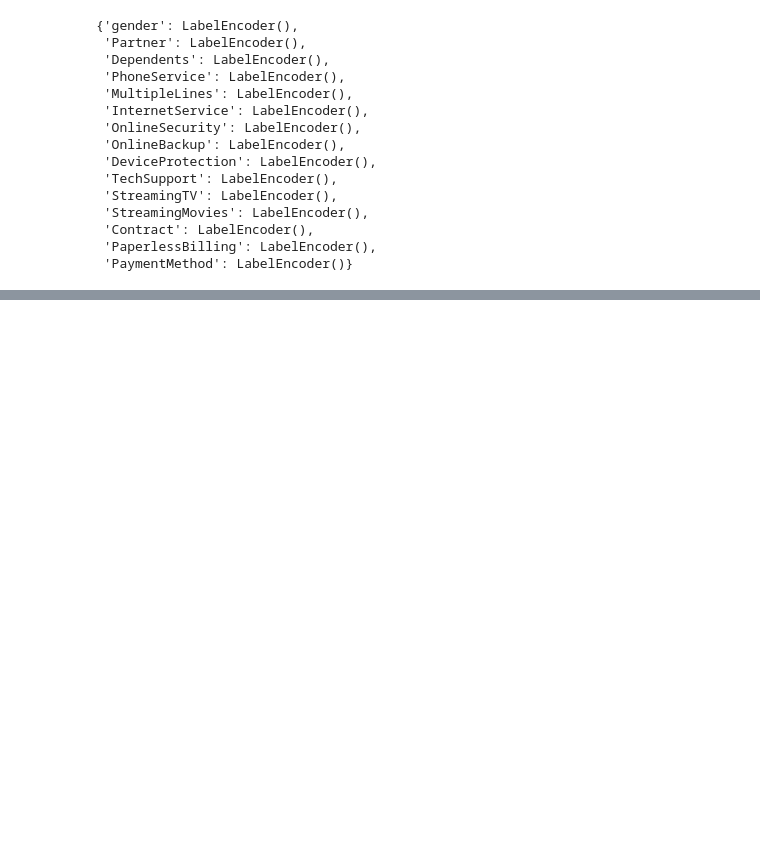
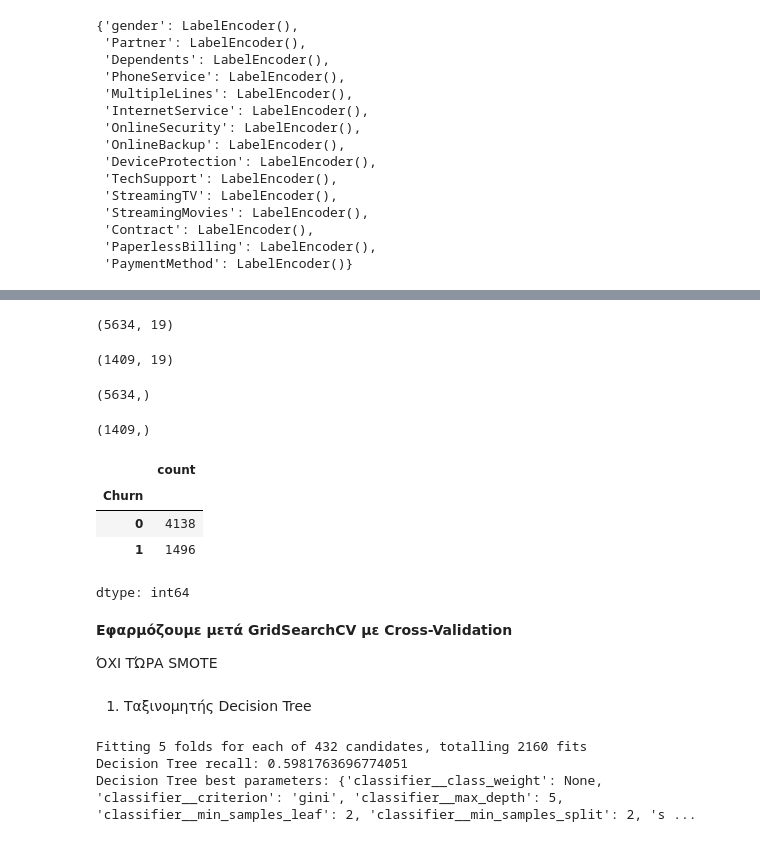
Before and after one commit to ChristosBellos/CustomerChurnPrediction, a Jupyter notebook: CustomerChurn.ipynb, the cells around one changed output, grey strips where cells are left out. Cells and saved outputs as stored; diff of their text form; code cells hidden in the pictures; blank space fills up the shorter version.

```diff
--- a/CustomerChurn.ipynb
+++ b/CustomerChurn.ipynb
@@ -643,0 +659,29 @@ encoders
+# %%
+# ελέγχω αν λειτουργούν ακόμα τα splits που έχω φτιάξει
+X_train.shape
+# %% [output]
+(5634, 19)
+# %%
+X_test.shape
+# %% [output]
+(1409, 19)
+# %%
+y_train.shape
+# %% [output]
+(5634,)
+# %%
+y_test.shape
+# %% [output]
+(1409,)
+# %%
+y_train.value_counts()
+# %% [output]
+|  | count |
+| Churn |  |
+| 0 | 4138 |
+| 1 | 1496 |
+dtype: int64
+# %% [markdown]
+**Εφαρμόζουμε μετά GridSearchCV με Cross-Validation**
+
+ΌΧΙ ΤΏΡΑ SMOTE
@@ -643,0 +696,27 @@ encoders
+# %% [markdown]
+1. Ταξινομητής Decision Tree
+# %%
+pipe_dt = Pipeline(steps=[
+    ("smote", SMOTE(random_state=42)),
+    ("classifier", DecisionTreeClassifier(random_state=42))
+])
+
+parameter_grid_dt = {
+    "smote__k_neighbors": [3,5],
+    "classifier__criterion": ["gini", "entropy", "log_loss"],
+    "classifier__max_depth": [None, 5, 10, 20],
+    "classifier__min_samples_split": [2, 5, 10],
+    "classifier__min_samples_leaf": [1, 2, 4],
+    "classifier__class_weight": [None, "balanced"]
+}
+
+grid_dt = GridSearchCV(pipe_dt, parameter_grid_dt, cv=cv, scoring=scoring, refit="f1", n_jobs=-1, verbose=1)
+grid_dt.fit(X_train, y_train)
+
+print("Decision Tree recall:", grid_dt.best_score_)
+print("Decision Tree best parameters:", grid_dt.best_params_)
+best_dt = grid_dt.best_estimator_
+# %% [output]
+Fitting 5 folds for each of 432 candidates, totalling 2160 fits
+Decision Tree recall: 0.5981763696774051
+Decision Tree best parameters: {'classifier__class_weight': None, 'classifier__criterion': 'gini', 'classifier__max_depth': 5, 'classifier__min_samples_leaf': 2, 'classifier__min_samples_split': 2, 's ...
```
Also changed, not shown: parts of 27 cells of this notebook.
